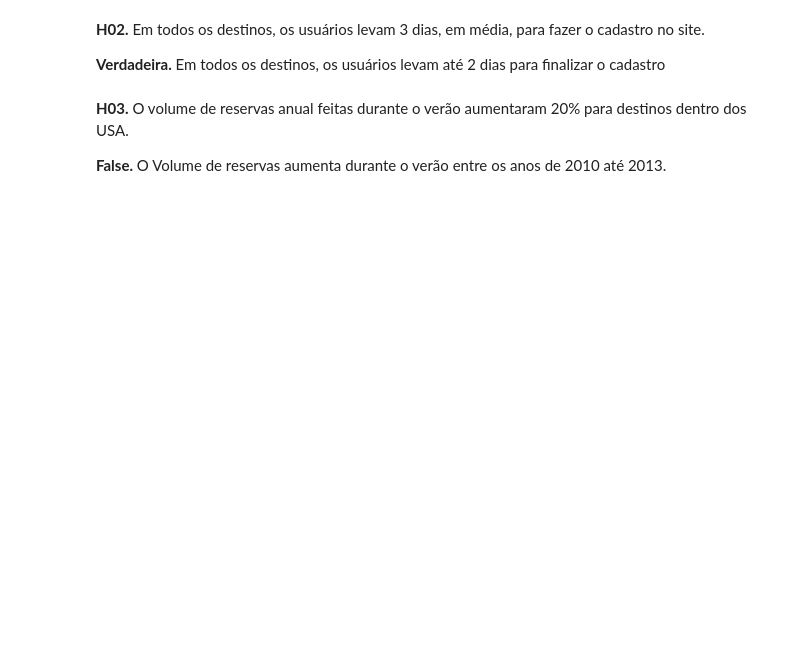
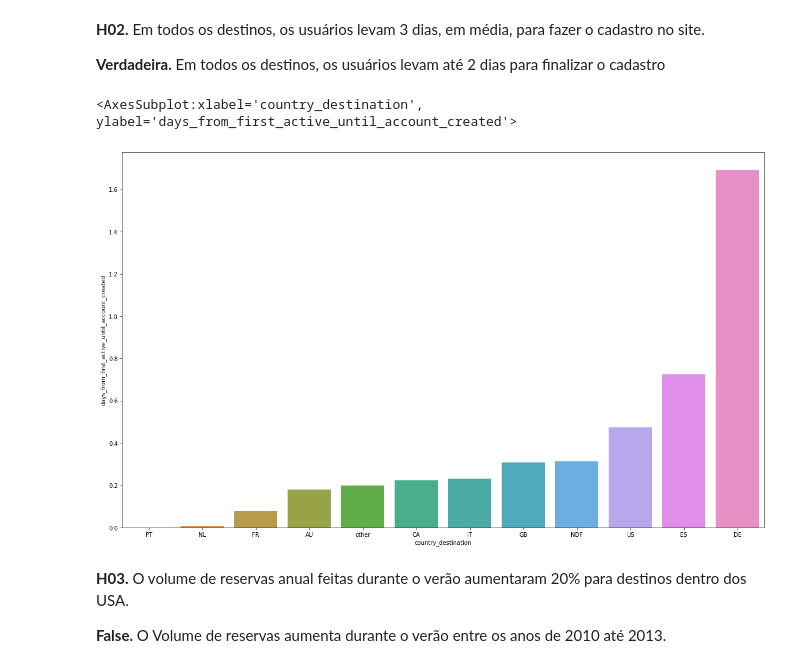
Before and after one commit to HenriqueCR1291/airbnb_prediction, a Jupyter notebook: m08_airbnb.ipynb, the cells around one changed output. Cells and saved outputs as stored; diff of their text form; code cells hidden in the pictures; blank space fills up the shorter version.

```diff
--- a/m08_airbnb.ipynb
+++ b/m08_airbnb.ipynb
@@ -721,9 +708,12 @@ sns.barplot( x='country_destination', y='days_from_first_active_until_booking',
 **Verdadeira.** Em todos os destinos, os usuários levam até 2 dias para finalizar o cadastro
 # %%
 plt.figure(figsize=(20, 12))
-aux01 = df52[['days_from_first_active_until_account_created', 'country_destination']].groupby('country_destination').mean().reset_index()
+aux01 = df51[['days_from_first_active_until_account_created', 'country_destination']].groupby('country_destination').mean().reset_index()
 sns.barplot(x='country_destination', y='days_from_first_active_until_account_created',
              data=aux01.sort_values('days_from_first_active_until_account_created'))
+# %% [output]
+<AxesSubplot:xlabel='country_destination', ylabel='days_from_first_active_until_account_created'>
+[figure, added]
 # %% [markdown]
 **H03.** O volume de reservas anual feitas durante o verão aumentaram 20% para destinos dentro dos USA.
 
```
Also changed, not shown: parts of 10 cells of this notebook.
